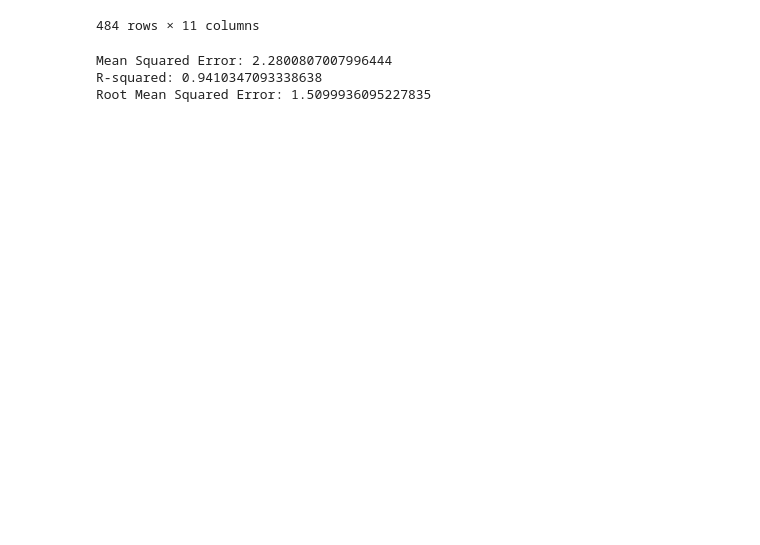
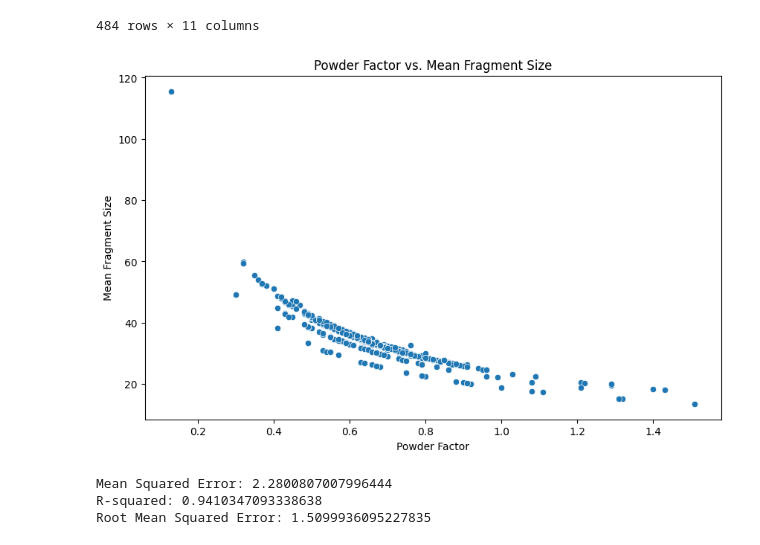
Before and after one commit to Blessman-Newton/predicting-fly-rock, a Jupyter notebook: blast.ipynb, the cells around one changed output. Drawn from its saved outputs; the diff is of its cells as text; code cells hidden in the pictures; blank space fills up the shorter version.

```diff
--- a/blast.ipynb
+++ b/blast.ipynb
@@ -74,6 +76,20 @@ df.drop_duplicates()
 | 498 | 3.8 | 3.8 | 168.3 | 3 | 115 | 2.3 | 1.9 | ... |
 | 499 | 3.7 | 4.3 | 288.7 | 9 | 127 | 3.5 | 3.1 | ... |
 484 rows × 11 columns
+# %%
+# Create scatter plot
+plt.figure(figsize=(10, 6))
+sns.scatterplot(x=df.powder_factor, y=df.mean_fragment_sizes)
+
+# Add title and labels
+plt.title('Powder Factor vs. Mean Fragment Size')
+plt.xlabel('Powder Factor')
+plt.ylabel('Mean Fragment Size')
+
+# Show plot
+plt.show()
+# %% [output]
+[figure, added]
 # %%
 from sklearn.pipeline import Pipeline
 X = df.drop('mean_fragment_sizes', axis=1)
```
Also changed, not shown: parts of 1 cell of this notebook.
